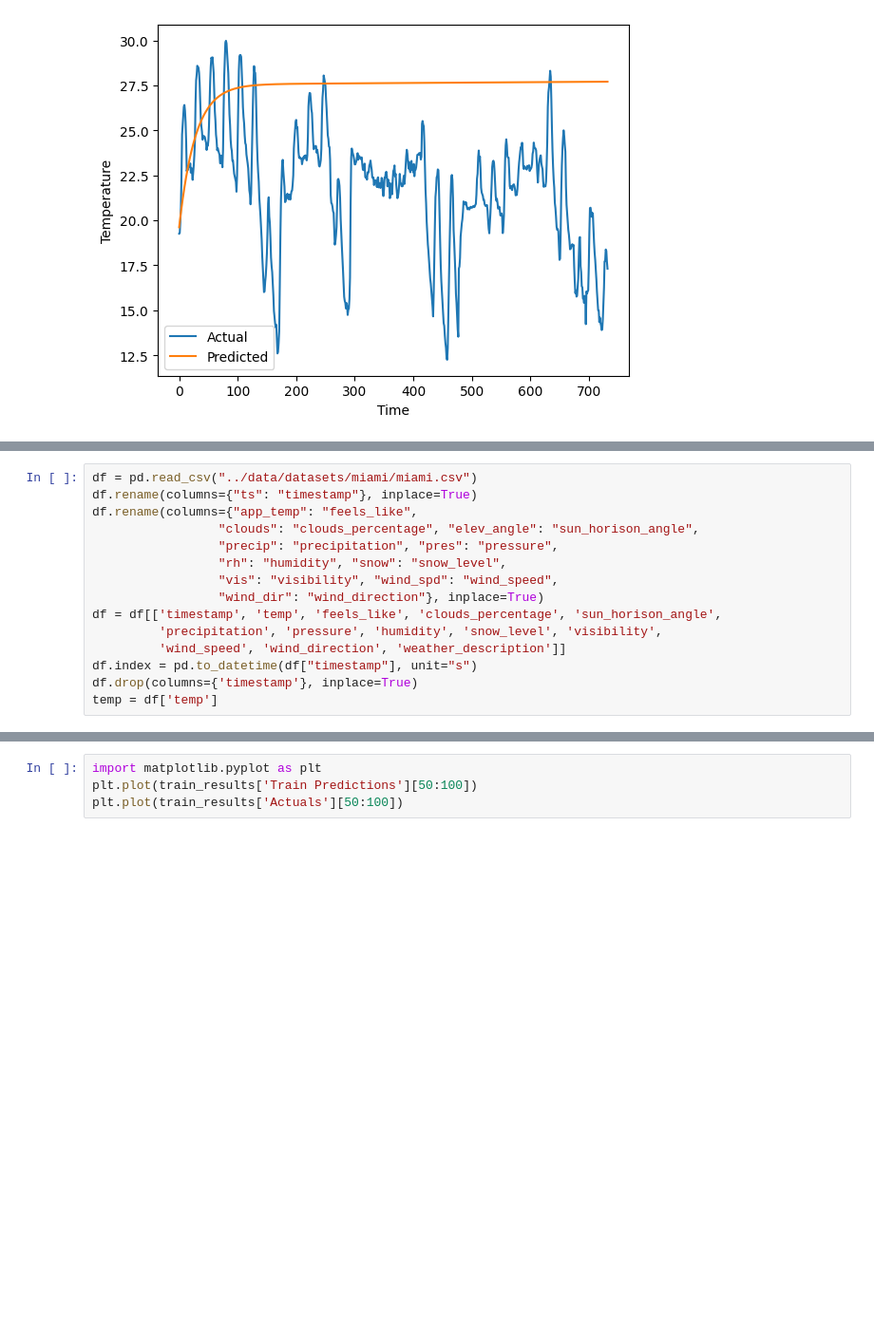
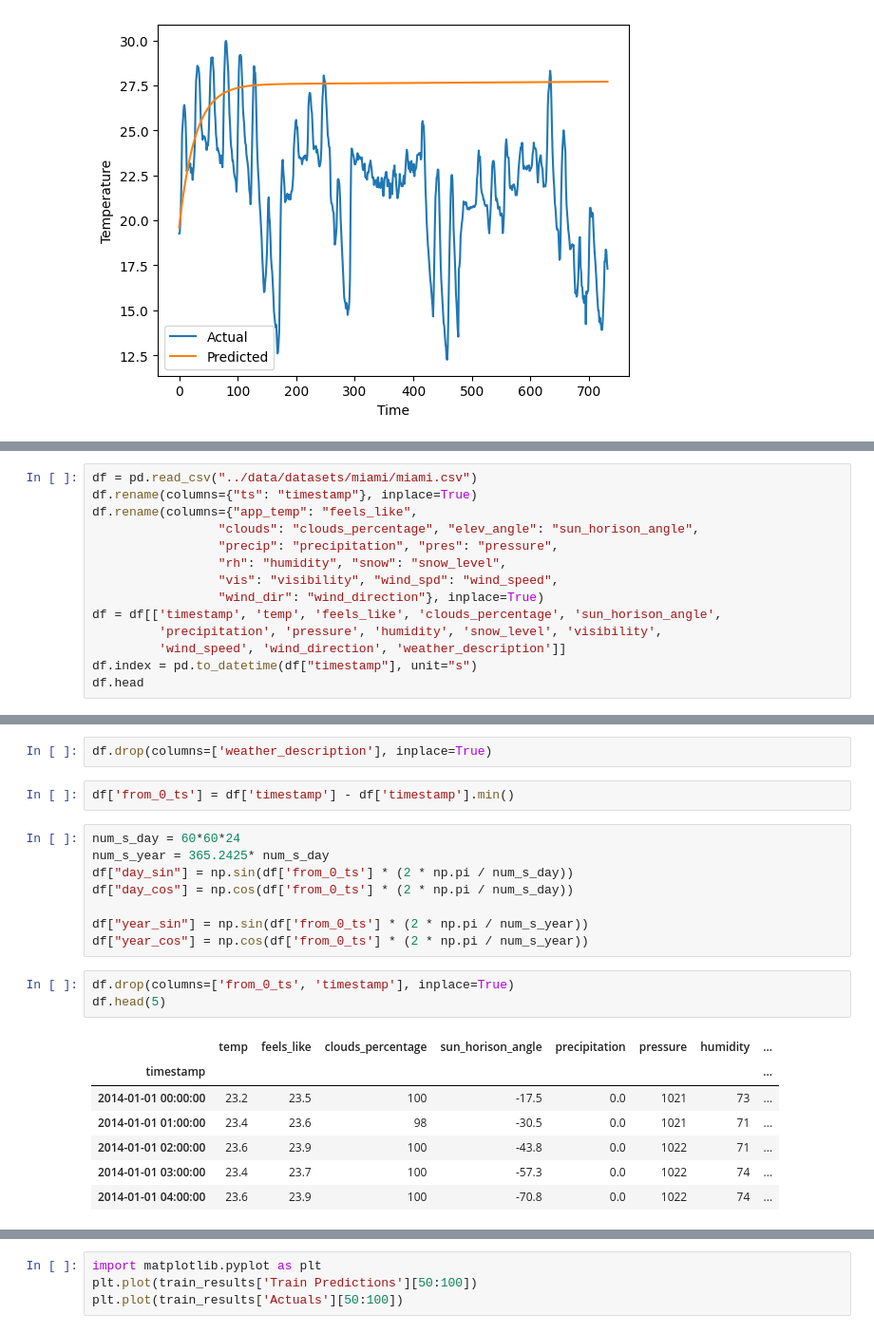
Before and after one commit to njnjfnj/Weather_Predictor, a Jupyter notebook: EDA/EDA.ipynb, the cells around one changed output, grey strips where cells are left out. Shown at 95% size. Drawn from its saved outputs; the diff is of its cells as text; blank space fills up the shorter version.

```diff
--- a/EDA/EDA.ipynb
+++ b/EDA/EDA.ipynb
@@ -222,5 +222,4 @@ df = df[['timestamp', 'temp', 'feels_like', 'clouds_percentage', 'sun_horison_an
          'precipitation', 'pressure', 'humidity', 'snow_level', 'visibility',
          'wind_speed', 'wind_direction', 'weather_description']]
 df.index = pd.to_datetime(df["timestamp"], unit="s")
-df.drop(columns={'timestamp'}, inplace=True)
-temp = df['temp']
+df.head
@@ -226,0 +244,23 @@ temp = df['temp']
+# %%
+df.drop(columns=['weather_description'], inplace=True)
+# %%
+df['from_0_ts'] = df['timestamp'] - df['timestamp'].min()
+# %%
+num_s_day = 60*60*24
+num_s_year = 365.2425* num_s_day
+df["day_sin"] = np.sin(df['from_0_ts'] * (2 * np.pi / num_s_day))
+df["day_cos"] = np.cos(df['from_0_ts'] * (2 * np.pi / num_s_day))
+
+df["year_sin"] = np.sin(df['from_0_ts'] * (2 * np.pi / num_s_year))
+df["year_cos"] = np.cos(df['from_0_ts'] * (2 * np.pi / num_s_year))
+# %%
+df.drop(columns=['from_0_ts', 'timestamp'], inplace=True)
+df.head(5)
+# %% [output]
+|  | temp | feels_like | clouds_percentage | sun_horison_angle | precipitation | pressure | humidity | ... |
+| timestamp |  |  |  |  |  |  |  | ... |
+| 2014-01-01 00:00:00 | 23.2 | 23.5 | 100 | -17.5 | 0.0 | 1021 | 73 | ... |
+| 2014-01-01 01:00:00 | 23.4 | 23.6 | 98 | -30.5 | 0.0 | 1021 | 71 | ... |
+| 2014-01-01 02:00:00 | 23.6 | 23.9 | 100 | -43.8 | 0.0 | 1022 | 71 | ... |
+| 2014-01-01 03:00:00 | 23.4 | 23.7 | 100 | -57.3 | 0.0 | 1022 | 74 | ... |
+| 2014-01-01 04:00:00 | 23.6 | 23.9 | 100 | -70.8 | 0.0 | 1022 | 74 | ... |
```
Also changed, not shown: parts of 24 cells of this notebook.
